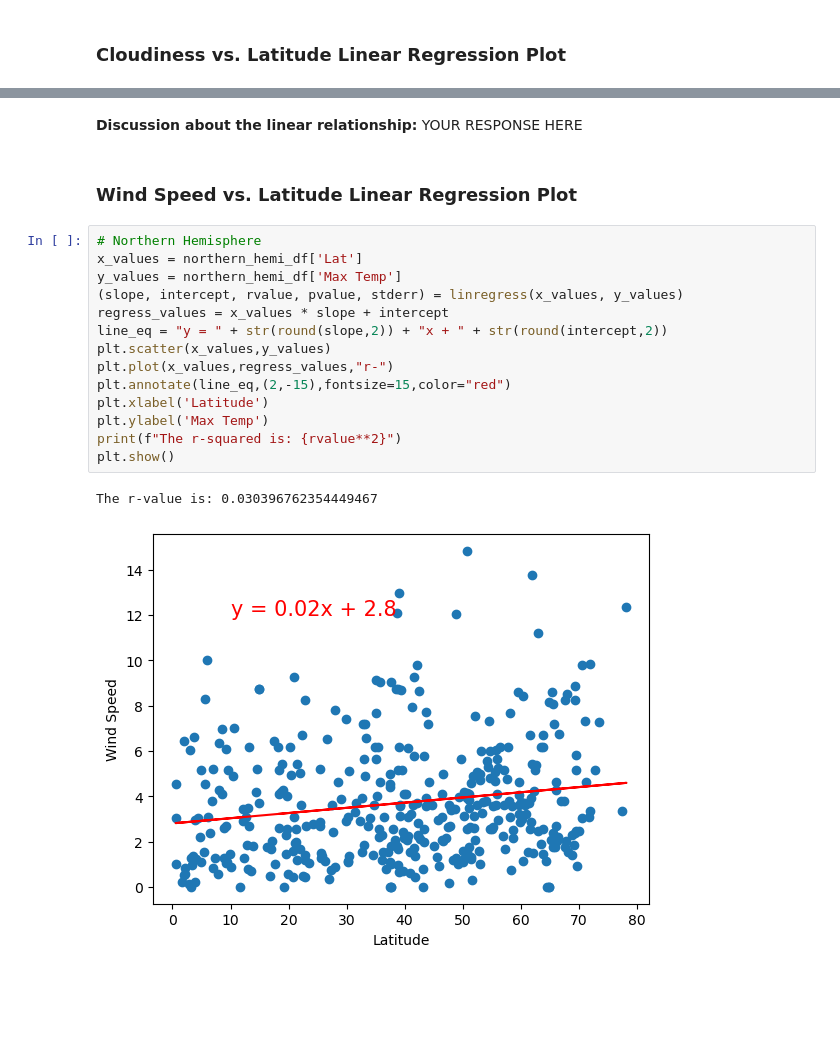
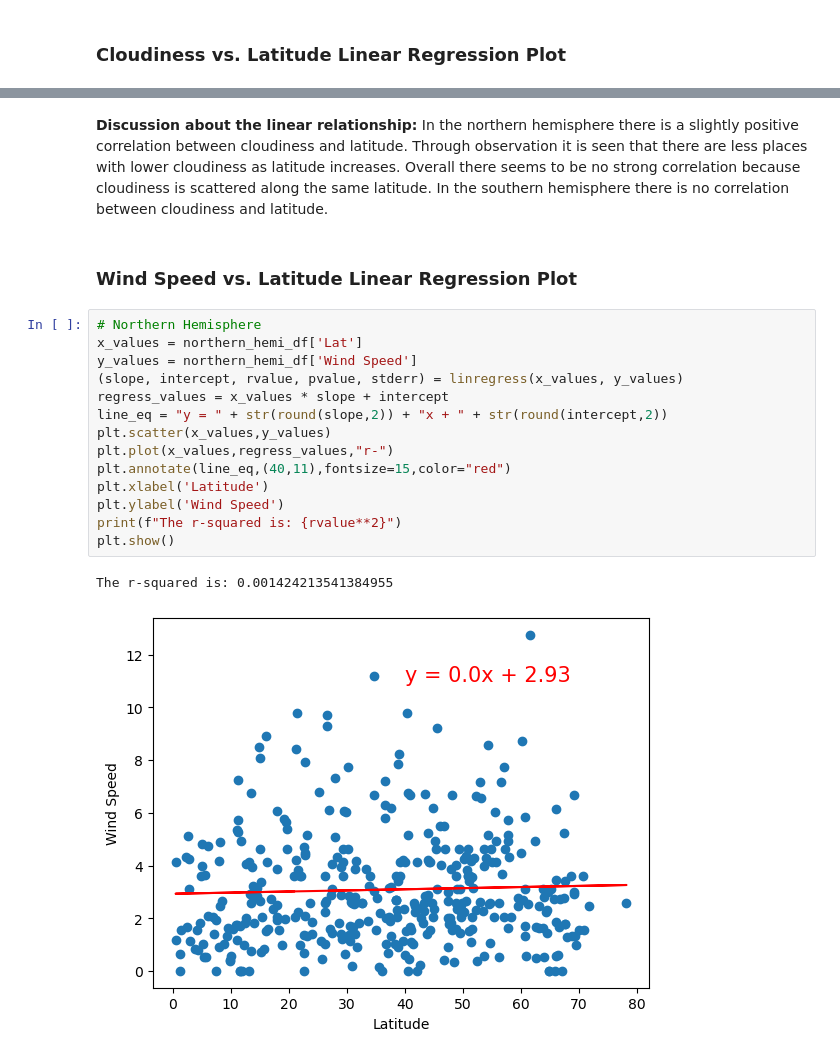
Before and after one commit to meera-patel01/python-api-challenge, a Jupyter notebook: WeatherPy.ipynb, the cells around one changed output, grey strips where cells are left out. Saved outputs shown, nothing was run; the diff lists cells and outputs as text; blank space fills up the shorter version.

```diff
--- a/WeatherPy.ipynb
+++ b/WeatherPy.ipynb
@@ -463,24 +422,24 @@ The r-value is: 0.02056735429994368
-# %% [markdown]
-**Discussion about the linear relationship:** YOUR RESPONSE HERE
+# %% [markdown]
+**Discussion about the linear relationship:** In the northern hemisphere there is a slightly positive correlation between cloudiness and latitude. Through observation it is seen that there are less places with lower cloudiness as latitude increases. Overall there seems to be no strong correlation because cloudiness is scattered along the same latitude. In the southern hemisphere there is no correlation between cloudiness and latitude.
 # %% [markdown]
 ### Wind Speed vs. Latitude Linear Regression Plot
 # %%
 # Northern Hemisphere
 x_values = northern_hemi_df['Lat']
-y_values = northern_hemi_df['Max Temp']
+y_values = northern_hemi_df['Wind Speed']
 (slope, intercept, rvalue, pvalue, stderr) = linregress(x_values, y_values)
 regress_values = x_values * slope + intercept
 line_eq = "y = " + str(round(slope,2)) + "x + " + str(round(intercept,2))
 plt.scatter(x_values,y_values)
 plt.plot(x_values,regress_values,"r-")
-plt.annotate(line_eq,(2,-15),fontsize=15,color="red")
+plt.annotate(line_eq,(40,11),fontsize=15,color="red")
 plt.xlabel('Latitude')
-plt.ylabel('Max Temp')
+plt.ylabel('Wind Speed')
 print(f"The r-squared is: {rvalue**2}")
 plt.show()
 # %% [output]
-The r-value is: 0.030396762354449467
+The r-squared is: 0.001424213541384955
-[figure, old version]
+[figure, new version]
 # %%
 # Southern Hemisphere
 x_values = southern_hemi_df['Lat']
```
Also changed, not shown: parts of 25 cells of this notebook, 5 other files.
